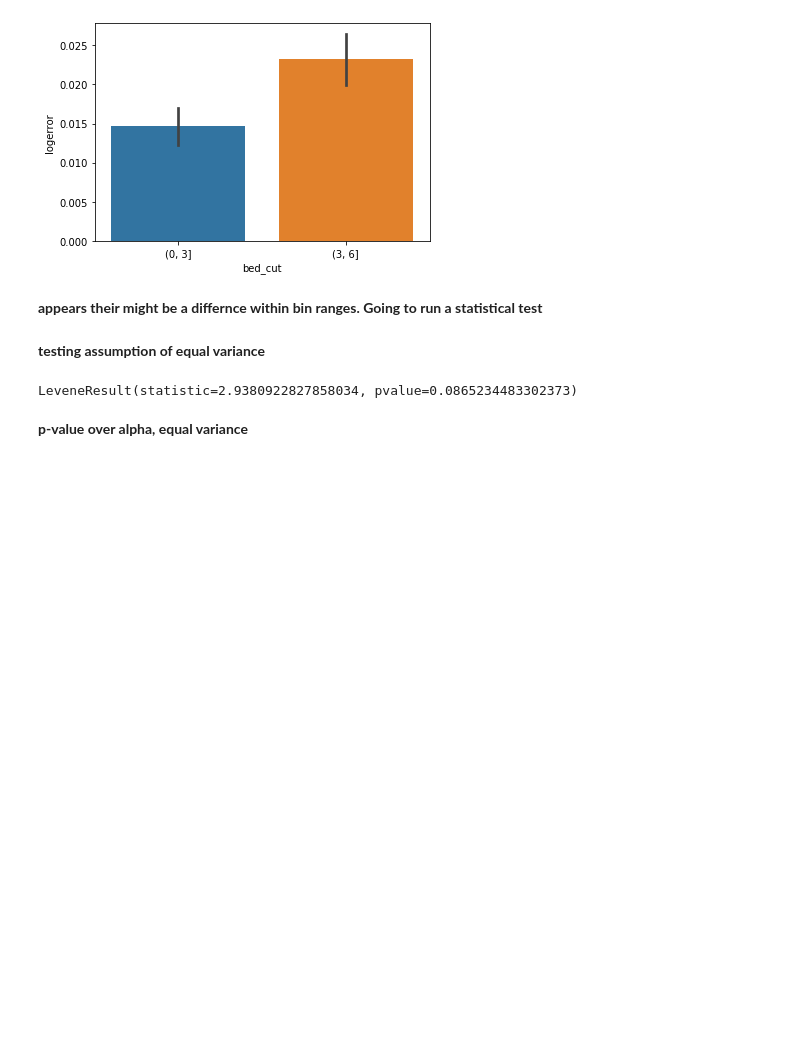
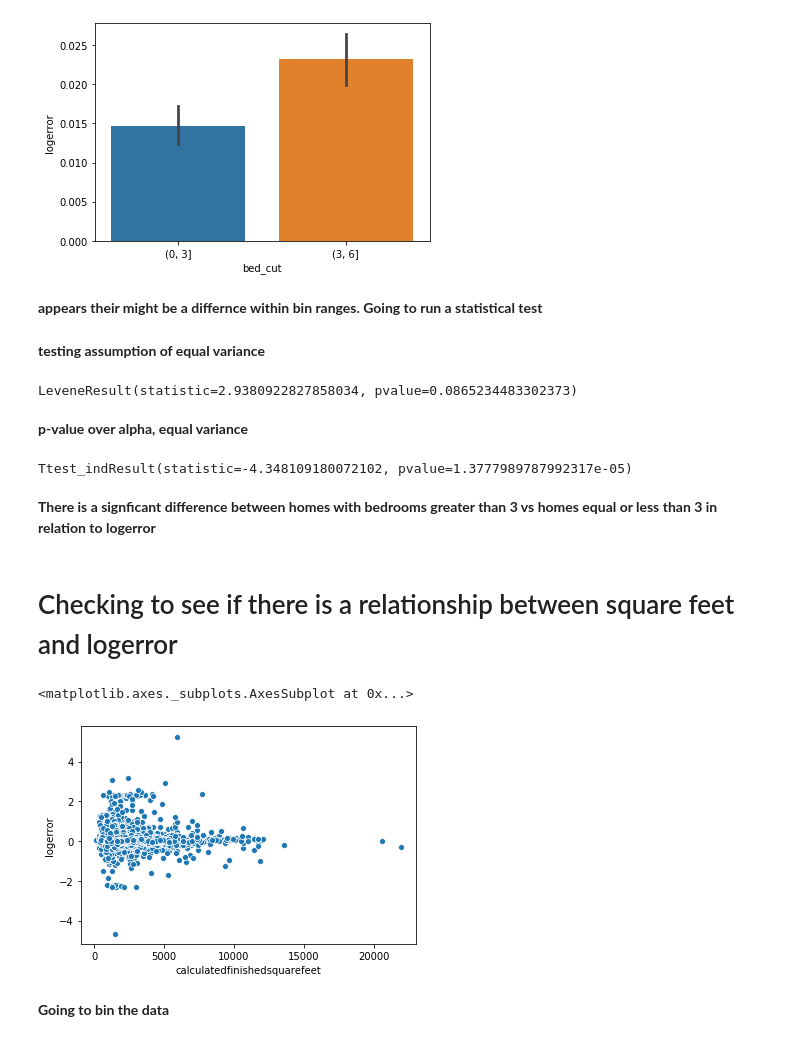
Before and after one commit to matt-c-knight/clustering-exercises, a Jupyter notebook: explore_zillow.ipynb, the cells around one changed output. Saved outputs shown, nothing was run; the diff lists cells and outputs as text; code cells hidden in the pictures; blank space fills up the shorter version.

```diff
--- a/explore_zillow.ipynb
+++ b/explore_zillow.ipynb
@@ -263,3 +265,21 @@ stats.levene(train[train.bedroomcnt <= 3].logerror,
 LeveneResult(statistic=2.9380922827858034, pvalue=0.0865234483302373)
 # %% [markdown]
 **p-value over alpha, equal variance**
+# %%
+stats.ttest_ind(train[train.bedroomcnt <= 3].logerror,
+                train[train.bedroomcnt > 3].logerror,
+                equal_var=True
+               )
+# %% [output]
+Ttest_indResult(statistic=-4.348109180072102, pvalue=1.3777989787992317e-05)
+# %% [markdown]
+**There is a signficant difference between homes with bedrooms greater than 3 vs homes equal or less than 3 in relation to logerror**
+# %% [markdown]
+# Checking to see if there is a relationship between square feet and logerror
+# %%
+sns.scatterplot(data=train, x='calculatedfinishedsquarefeet',y='logerror')
+# %% [output]
+<matplotlib.axes._subplots.AxesSubplot at 0x...>
+[figure, added]
+# %% [markdown]
+**Going to bin the data**
```
Also changed, not shown: parts of 15 cells of this notebook.
